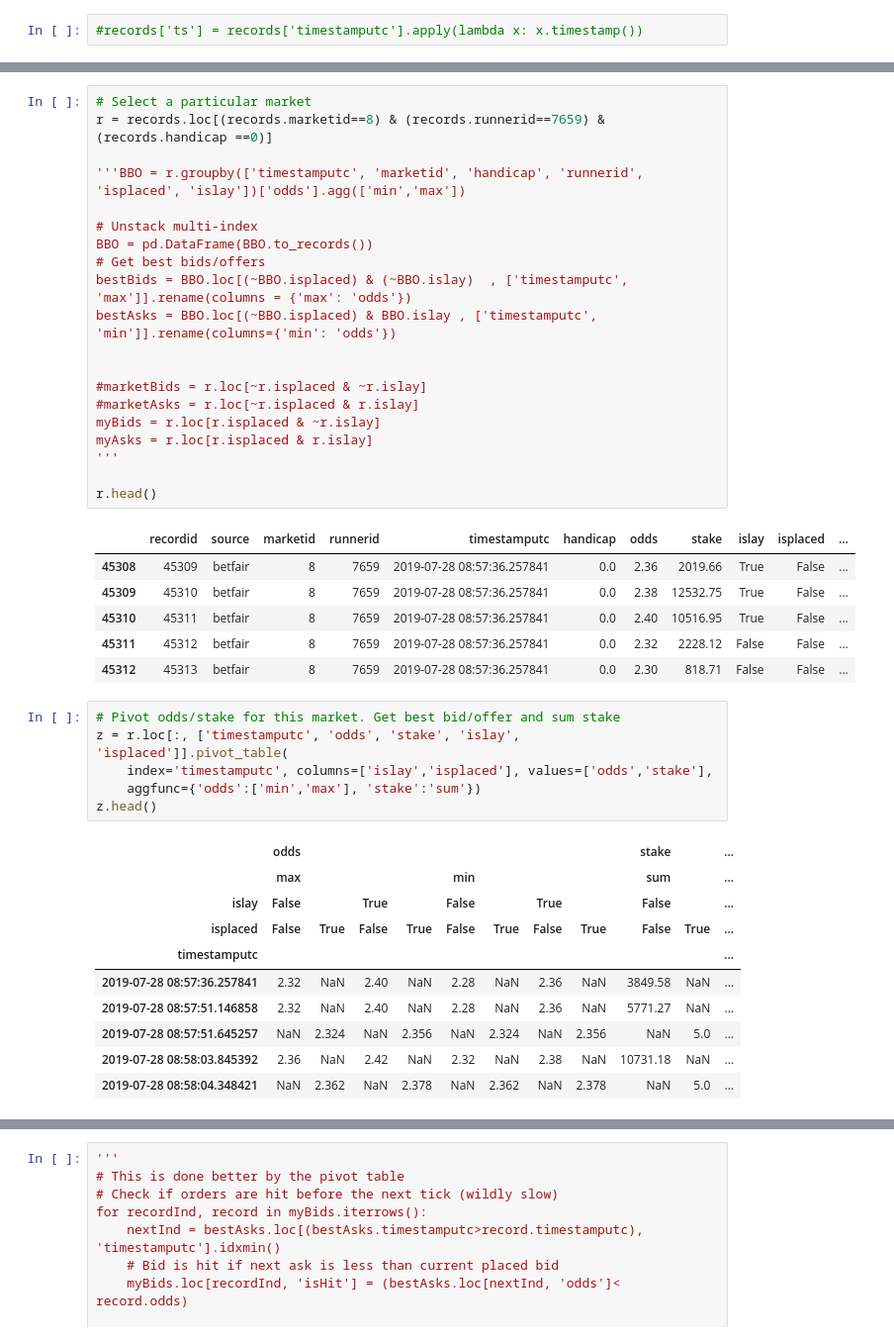
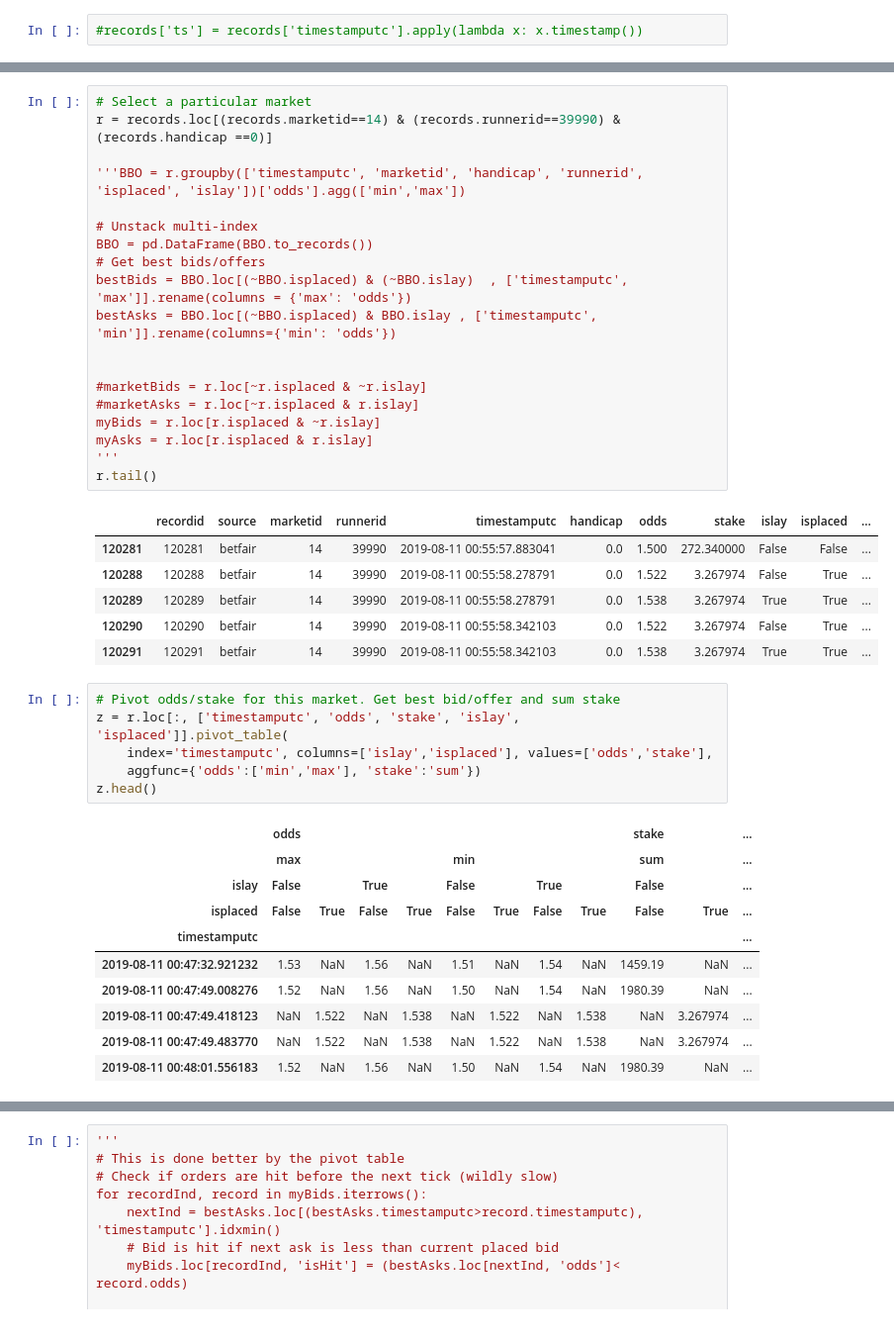
Before and after one commit to alpinechicken/blocmarket, a Jupyter notebook: bots/BetfairDataTest.ipynb, the cells around one changed output, grey strips where cells are left out. Shown at 99% size. Saved outputs shown, nothing was run; the diff lists cells and outputs as text.

```diff
--- a/bots/BetfairDataTest.ipynb
+++ b/bots/BetfairDataTest.ipynb
@@ -31,30 +41,29 @@ markets.tail()
 # %%
 # Select a particular market
-r = records.loc[(records.marketid==8) & (records.runnerid==7659) &  (records.handicap ==0)]
+r = records.loc[(records.marketid==14) & (records.runnerid==39990) &  (records.handicap ==0)]
 
 '''BBO = r.groupby(['timestamputc', 'marketid', 'handicap', 'runnerid', 'isplaced', 'islay'])['odds'].agg(['min','max'])
 
 # Unstack multi-index
 BBO = pd.DataFrame(BBO.to_records())
 # Get best bids/offers
 bestBids = BBO.loc[(~BBO.isplaced) & (~BBO.islay)  , ['timestamputc', 'max']].rename(columns = {'max': 'odds'})
 bestAsks = BBO.loc[(~BBO.isplaced) & BBO.islay , ['timestamputc', 'min']].rename(columns={'min': 'odds'})
 
 
 #marketBids = r.loc[~r.isplaced & ~r.islay]
 #marketAsks = r.loc[~r.isplaced & r.islay]
 myBids = r.loc[r.isplaced & ~r.islay]
 myAsks = r.loc[r.isplaced & r.islay]
 '''
-
-r.head()
+r.tail()
 # %% [output]
 |  | recordid | source | marketid | runnerid | timestamputc | handicap | odds | stake | islay | isplaced | ... |
-| 45308 | 45309 | betfair | 8 | 7659 | 2019-07-28 08:57:36.257841 | 0.0 | 2.36 | 2019.66 | True | False | ... |
-| 45309 | 45310 | betfair | 8 | 7659 | 2019-07-28 08:57:36.257841 | 0.0 | 2.38 | 12532.75 | True | False | ... |
-| 45310 | 45311 | betfair | 8 | 7659 | 2019-07-28 08:57:36.257841 | 0.0 | 2.40 | 10516.95 | True | False | ... |
-| 45311 | 45312 | betfair | 8 | 7659 | 2019-07-28 08:57:36.257841 | 0.0 | 2.32 | 2228.12 | False | False | ... |
-| 45312 | 45313 | betfair | 8 | 7659 | 2019-07-28 08:57:36.257841 | 0.0 | 2.30 | 818.71 | False | False | ... |
+| 120281 | 120281 | betfair | 14 | 39990 | 2019-08-11 00:55:57.883041 | 0.0 | 1.500 | 272.340000 | False | False | ... |
+| 120288 | 120288 | betfair | 14 | 39990 | 2019-08-11 00:55:58.278791 | 0.0 | 1.522 | 3.267974 | False | True | ... |
+| 120289 | 120289 | betfair | 14 | 39990 | 2019-08-11 00:55:58.278791 | 0.0 | 1.538 | 3.267974 | True | True | ... |
+| 120290 | 120290 | betfair | 14 | 39990 | 2019-08-11 00:55:58.342103 | 0.0 | 1.522 | 3.267974 | False | True | ... |
+| 120291 | 120291 | betfair | 14 | 39990 | 2019-08-11 00:55:58.342103 | 0.0 | 1.538 | 3.267974 | True | True | ... |
 # %%
 # Pivot odds/stake for this market. Get best bid/offer and sum stake
 z = r.loc[:, ['timestamputc', 'odds', 'stake', 'islay', 'isplaced']].pivot_table(
@@ -67,11 +76,11 @@ z.head()
 | islay | False |  | True |  | False |  | True |  | False |  | ... |
 | isplaced | False | True | False | True | False | True | False | True | False | True | ... |
 | timestamputc |  |  |  |  |  |  |  |  |  |  | ... |
-| 2019-07-28 08:57:36.257841 | 2.32 | NaN | 2.40 | NaN | 2.28 | NaN | 2.36 | NaN | 3849.58 | NaN | ... |
-| 2019-07-28 08:57:51.146858 | 2.32 | NaN | 2.40 | NaN | 2.28 | NaN | 2.36 | NaN | 5771.27 | NaN | ... |
-| 2019-07-28 08:57:51.645257 | NaN | 2.324 | NaN | 2.356 | NaN | 2.324 | NaN | 2.356 | NaN | 5.0 | ... |
-| 2019-07-28 08:58:03.845392 | 2.36 | NaN | 2.42 | NaN | 2.32 | NaN | 2.38 | NaN | 10731.18 | NaN | ... |
-| 2019-07-28 08:58:04.348421 | NaN | 2.362 | NaN | 2.378 | NaN | 2.362 | NaN | 2.378 | NaN | 5.0 | ... |
+| 2019-08-11 00:47:32.921232 | 1.53 | NaN | 1.56 | NaN | 1.51 | NaN | 1.54 | NaN | 1459.19 | NaN | ... |
+| 2019-08-11 00:47:49.008276 | 1.52 | NaN | 1.56 | NaN | 1.50 | NaN | 1.54 | NaN | 1980.39 | NaN | ... |
+| 2019-08-11 00:47:49.418123 | NaN | 1.522 | NaN | 1.538 | NaN | 1.522 | NaN | 1.538 | NaN | 3.267974 | ... |
+| 2019-08-11 00:47:49.483770 | NaN | 1.522 | NaN | 1.538 | NaN | 1.522 | NaN | 1.538 | NaN | 3.267974 | ... |
+| 2019-08-11 00:48:01.556183 | 1.52 | NaN | 1.56 | NaN | 1.50 | NaN | 1.54 | NaN | 1980.39 | NaN | ... |
 # %%
 #z.loc[:, ['bestBid', 'bestAsk', 'myBid', 'myAsk', 'myBidStake', 'myAskStake']] = z.iloc[:, [0, 6, 1, 7, 9, 11]]
 z1 = z.iloc[:, [0, 6, 1, 7, 9, 11]] # more robust way to select
```
Also changed, not shown: parts of 14 cells of this notebook, 7 other files.
